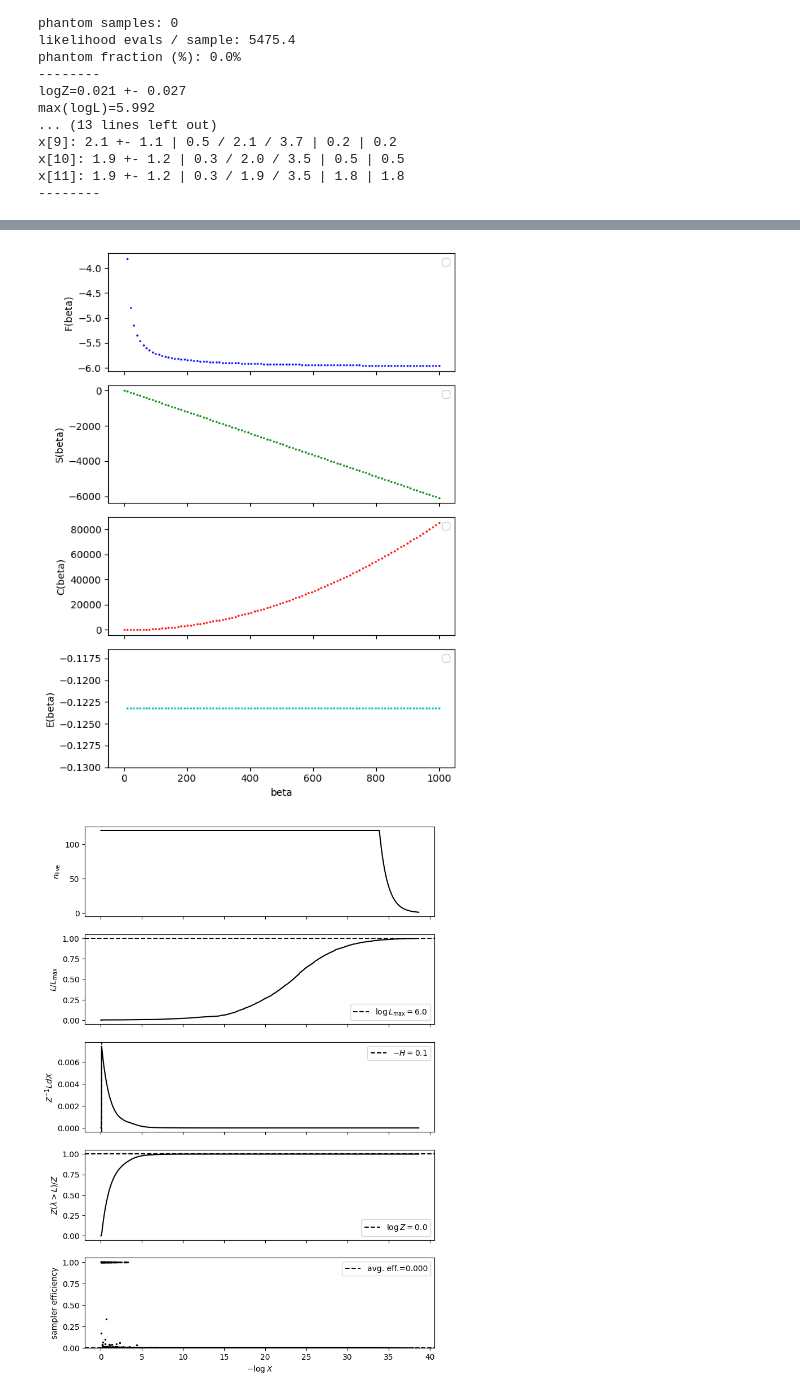
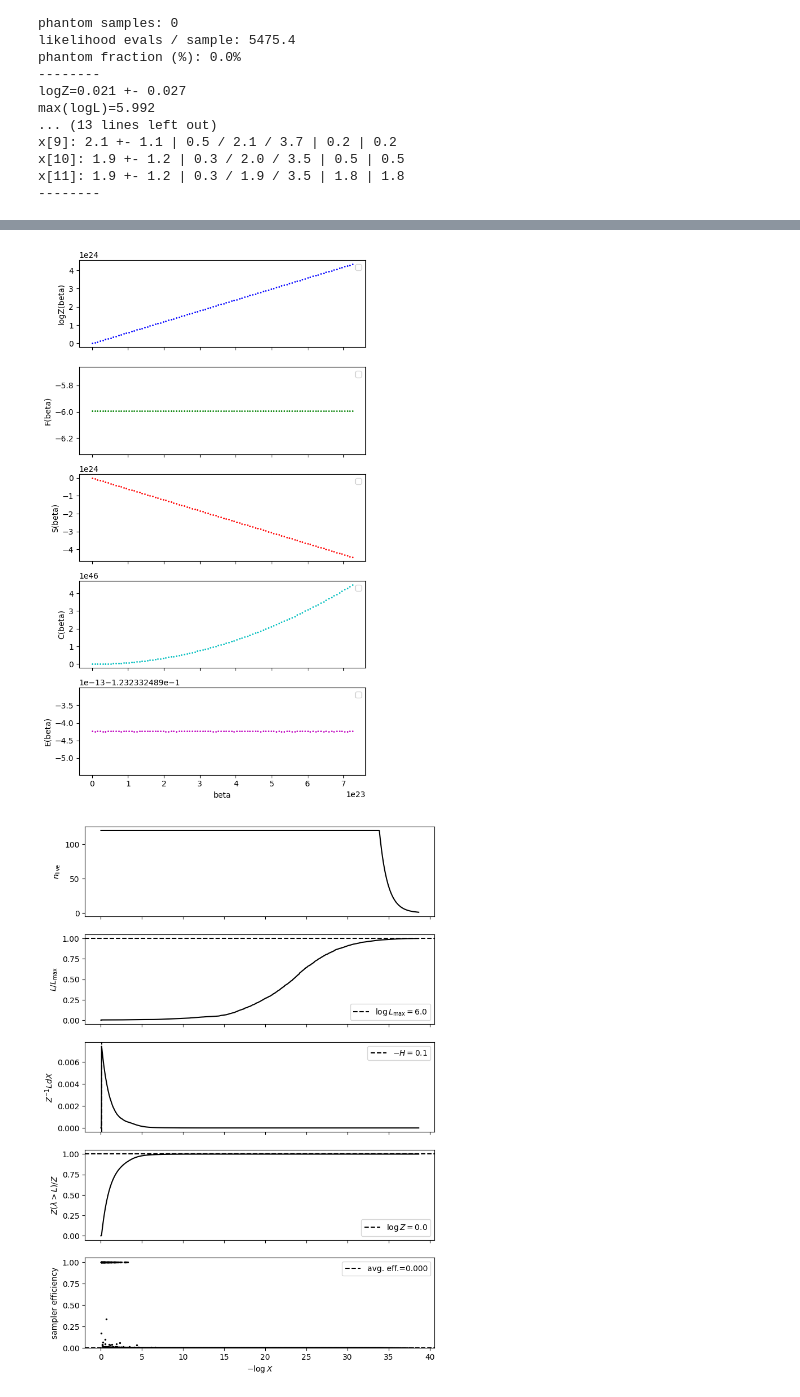
Before and after one commit to Joshuaalbert/jaxns, a Jupyter notebook: docs/examples/Lennard_Jones_potential.ipynb, the cells around one changed output, grey strips where cells are left out. Cells and saved outputs as stored; diff of their text form; code cells hidden in the pictures.

Commit message:
* adjust beta range * still in debug mode

```diff
--- a/docs/examples/Lennard_Jones_potential.ipynb
+++ b/docs/examples/Lennard_Jones_potential.ipynb
@@ -148,11 +148,12 @@ x[11]: 1.9 +- 1.2 | 0.3 / 1.9 / 3.5 | 1.8 | 1.8
 # %%
 from typing import NamedTuple
 
-quantity_names = ['F(beta)', 'S(beta)', 'C(beta)', 'E(beta)']
-colors = ['b', 'g', 'r', 'c']
+quantity_names = ['logZ(beta)', 'F(beta)', 'S(beta)', 'C(beta)', 'E(beta)']
+colors = ['b', 'g', 'r', 'c', 'm']
 
 
 class Quantities(NamedTuple):
+    logZ: jax.Array
     F: jax.Array
     S: jax.Array
     C: jax.Array
@@ -170,7 +171,7 @@ def compute_integrands_of_interest(model, U) -> IntermediateQuantities:
     return IntermediateQuantities(beta_E=beta_E, beta_E2=beta_E2)
 
 
-@jax.jit
+# @jax.jit
 def compute_quantities(beta) -> Quantities:
     integrands = jax.vmap(
         lambda U: compute_integrands_of_interest(model({'beta': beta}), U)
@@ -185,6 +186,7 @@ def compute_quantities(beta) -> Quantities:
     C_beta = (exp_beta_E2 - exp_beta_E ** 2).value
     E_beta = (exp_beta_E / LogSpace(jnp.log(beta))).value
     return Quantities(
+        logZ=Z_beta.log_abs_val,
         F=F_beta,
         S=S_beta,
         C=C_beta,
@@ -197,7 +199,13 @@ y = []
 import pylab as plt
 
 fig, axs = plt.subplots(len(quantity_names), 1, figsize=(6, len(quantity_names) * 2), squeeze=False, sharex=True)
-for beta in jnp.linspace(0., 1000, 100):
+
+k_B = 1.380649e-23  # J/K
+T_min = 0.1  # K
+T_max = 300  # K
+beta_min = 1. / (T_max * k_B)
+beta_max = 1. / (T_min * k_B)
+for beta in jnp.linspace(beta_min, beta_max, 100):
     quantities = compute_quantities(beta)
     x.append(beta)
     y.append(quantities)
@@ -219,4 +228,4 @@ WARNING:matplotlib.legend:No artists with labels found to put in legend.  Note t
-[figure, old version]
+[figure, new version]
 # %%
 ns.plot_diagnostics(results)
 # %% [output]
```
Also changed, not shown: parts of 1 cell of this notebook.
